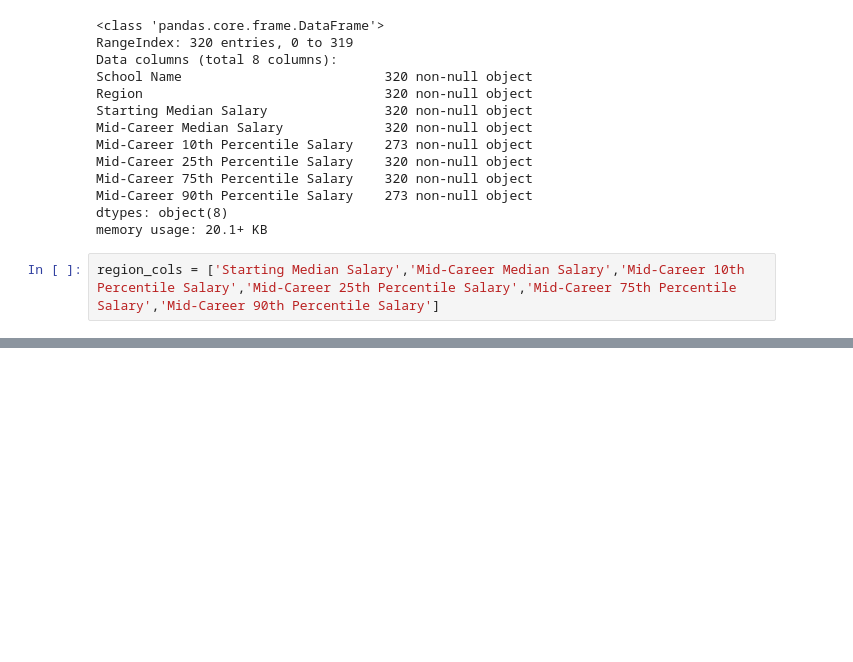
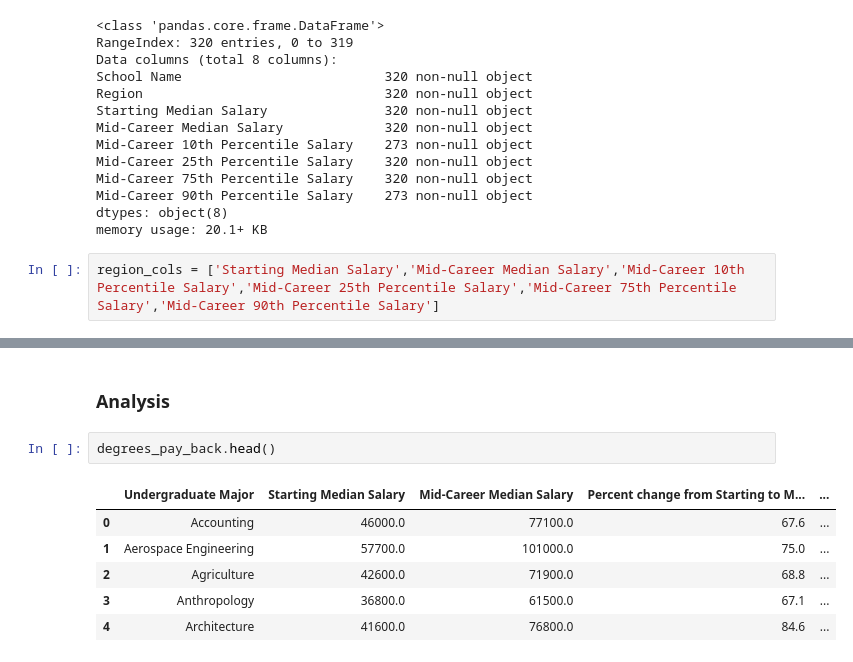
Before and after one commit to LyuboKushev/college-attendance-usa, a Jupyter notebook: Where It Pays to Attend College.ipynb, the cells around one changed output, grey strips where cells are left out. Saved outputs shown, nothing was run; the diff lists cells and outputs as text; blank space fills up the shorter version.

Commit message:
Continued working on the analysis

```diff
--- a/Where It Pays to Attend College.ipynb
+++ b/Where It Pays to Attend College.ipynb
@@ -209,3 +242,14 @@ salaries_region.describe()
 | 50% | 45100.000000 | 82700.000000 | 42450.000000 | 59400.000000 | ... |
 | 75% | 48900.000000 | 93250.000000 | 47925.000000 | 66025.000000 | ... |
 | max | 75500.000000 | 134000.000000 | 80000.000000 | 104000.000000 | ... |
+# %% [markdown]
+### Analysis
+# %%
+degrees_pay_back.head()
+# %% [output]
+|  | Undergraduate Major | Starting Median Salary | Mid-Career Median Salary | Percent change from Starting to M... | ... |
+| 0 | Accounting | 46000.0 | 77100.0 | 67.6 | ... |
+| 1 | Aerospace Engineering | 57700.0 | 101000.0 | 75.0 | ... |
+| 2 | Agriculture | 42600.0 | 71900.0 | 68.8 | ... |
+| 3 | Anthropology | 36800.0 | 61500.0 | 67.1 | ... |
+| 4 | Architecture | 41600.0 | 76800.0 | 84.6 | ... |
```
Also changed, not shown: parts of 11 cells of this notebook.
